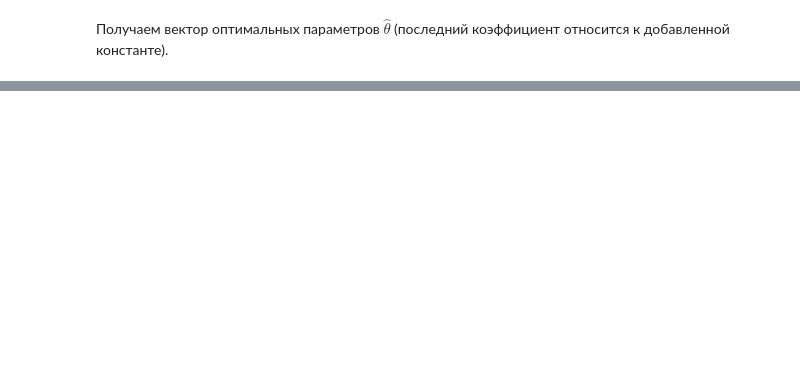
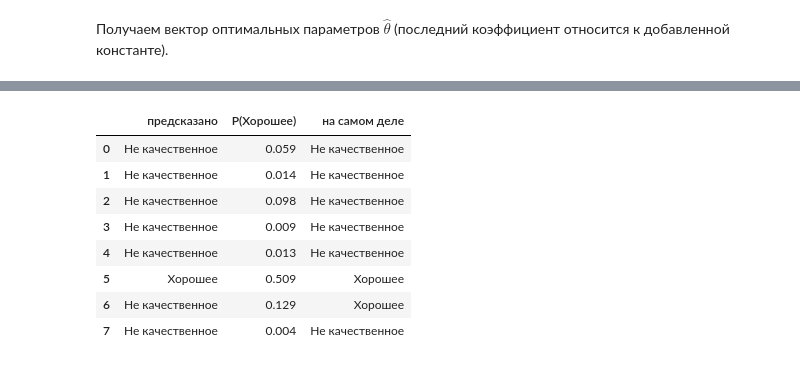
Before and after one commit to Mastertuz/ALM, a Jupyter notebook: solutions/pr2/Текущий контроль 2.ipynb, the cells around one changed output, grey strips where cells are left out. Cells and saved outputs as stored; diff of their text form; code cells hidden in the pictures; blank space fills up the shorter version.

```diff
--- a/solutions/pr2/Текущий контроль 2.ipynb
+++ b/solutions/pr2/Текущий контроль 2.ipynb
@@ -239,0 +251,21 @@ print('\nТочность (accuracy) классификации на обуча
+# %%
+y_pred = model.predict(X_test)
+proba_good = model.predict_proba(X_test)[:, list(model.classes_).index(1)]
+
+names = {1: 'Хорошее', -1: 'Не качественное'}
+demo = pd.DataFrame({
+    'предсказано': [names[c] for c in y_pred[:8]],
+    'P(Хорошее)': proba_good[:8].round(3),
+    'на самом деле': [names[c] for c in y_test[:8]],
+})
+demo
+# %% [output]
+|  | предсказано | P(Хорошее) | на самом деле |
+| 0 | Не качественное | 0.059 | Не качественное |
+| 1 | Не качественное | 0.014 | Не качественное |
+| 2 | Не качественное | 0.098 | Не качественное |
+| 3 | Не качественное | 0.009 | Не качественное |
+| 4 | Не качественное | 0.013 | Не качественное |
+| 5 | Хорошее | 0.509 | Хорошее |
+| 6 | Не качественное | 0.129 | Хорошее |
+| 7 | Не качественное | 0.004 | Не качественное |
```
Also changed, not shown: parts of 18 cells of this notebook, 1 other file.
